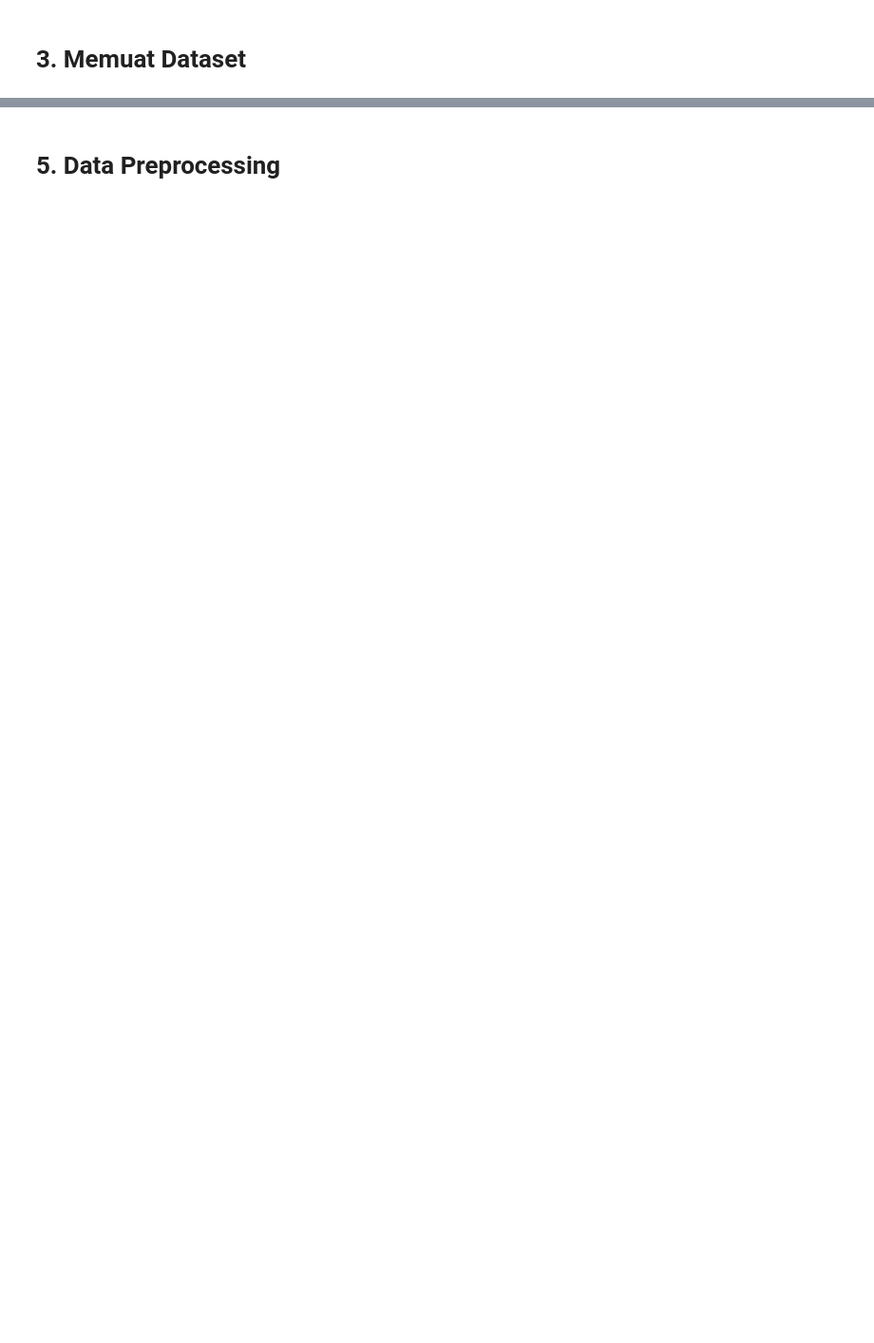
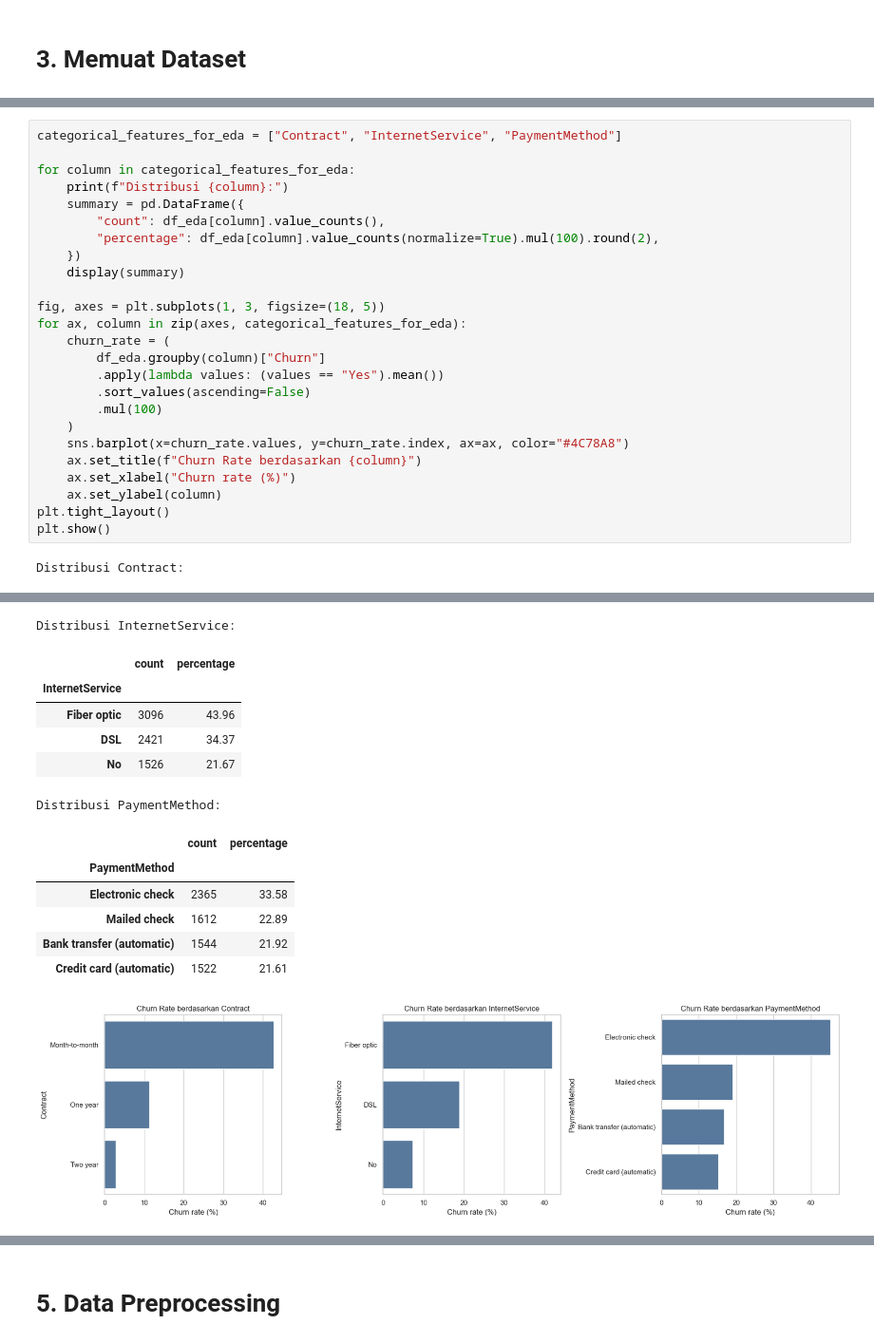
Before and after one commit to agungtrisutaji/Eksperimen_SML_Agung_Trisutaji_Aprian, a Jupyter notebook: Template_Eksperimen_MSML.ipynb, the cells around one changed output, grey strips where cells are left out. Shown at 95% size. Drawn from its saved outputs; the diff is of its cells as text; blank space fills up the shorter version.

```diff
--- a/Template_Eksperimen_MSML.ipynb
+++ b/Template_Eksperimen_MSML.ipynb
@@ -33,0 +224,27 @@ Tujuan dari EDA adalah untuk memperoleh wawasan awal yang mendalam mengenai data
+# %%
+categorical_features_for_eda = ["Contract", "InternetService", "PaymentMethod"]
+
+for column in categorical_features_for_eda:
+    print(f"Distribusi {column}:")
+    summary = pd.DataFrame({
+        "count": df_eda[column].value_counts(),
+        "percentage": df_eda[column].value_counts(normalize=True).mul(100).round(2),
+    })
+    display(summary)
+
+fig, axes = plt.subplots(1, 3, figsize=(18, 5))
+for ax, column in zip(axes, categorical_features_for_eda):
+    churn_rate = (
+        df_eda.groupby(column)["Churn"]
+        .apply(lambda values: (values == "Yes").mean())
+        .sort_values(ascending=False)
+        .mul(100)
+    )
+    sns.barplot(x=churn_rate.values, y=churn_rate.index, ax=ax, color="#4C78A8")
+    ax.set_title(f"Churn Rate berdasarkan {column}")
+    ax.set_xlabel("Churn rate (%)")
+    ax.set_ylabel(column)
+plt.tight_layout()
+plt.show()
+# %% [output]
+Distribusi Contract:
@@ -33,0 +256,14 @@ Tujuan dari EDA adalah untuk memperoleh wawasan awal yang mendalam mengenai data
+Distribusi InternetService:
+|  | count | percentage |
+| InternetService |  |  |
+| Fiber optic | 3096 | 43.96 |
+| DSL | 2421 | 34.37 |
+| No | 1526 | 21.67 |
+Distribusi PaymentMethod:
+|  | count | percentage |
+| PaymentMethod |  |  |
+| Electronic check | 2365 | 33.58 |
+| Mailed check | 1612 | 22.89 |
+| Bank transfer (automatic) | 1544 | 21.92 |
+| Credit card (automatic) | 1522 | 21.61 |
+[figure, added]
```
Also changed, not shown: parts of 22 cells of this notebook.
